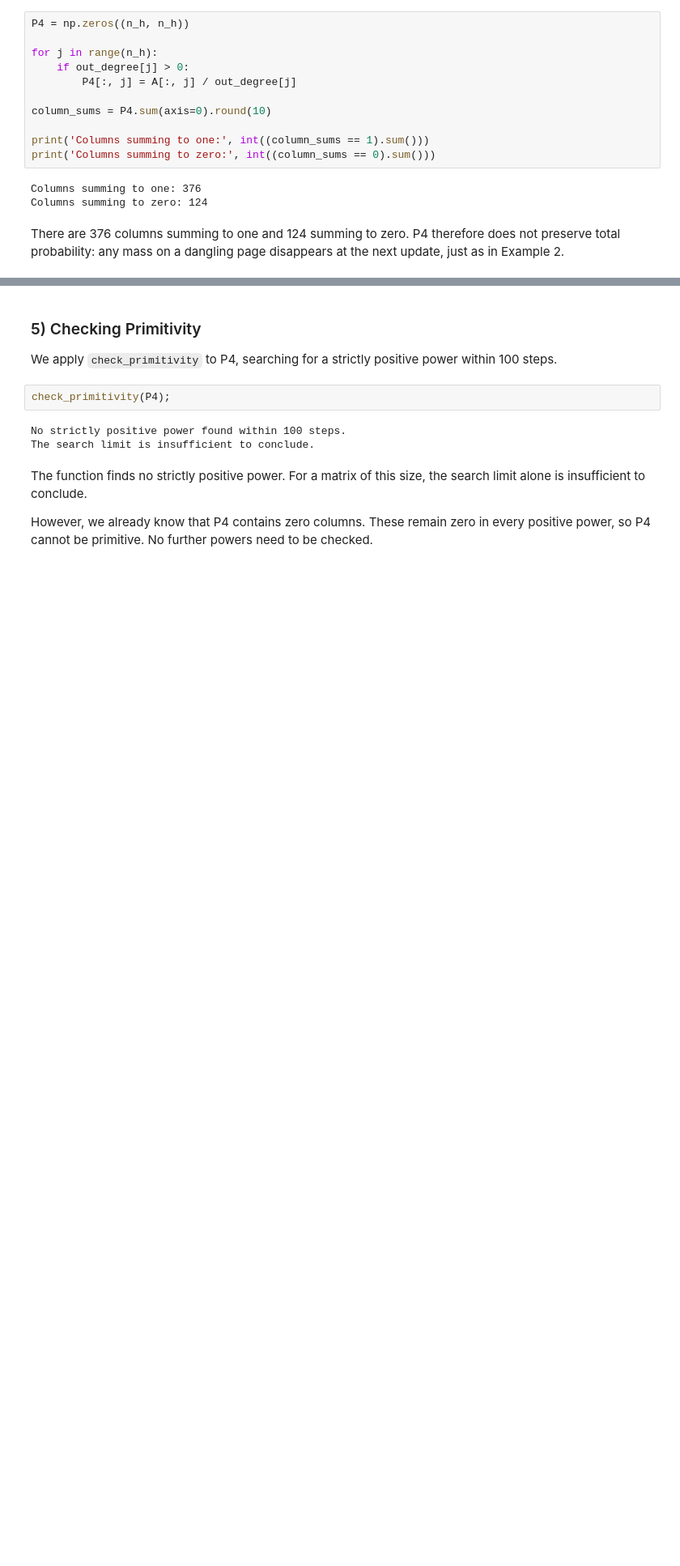
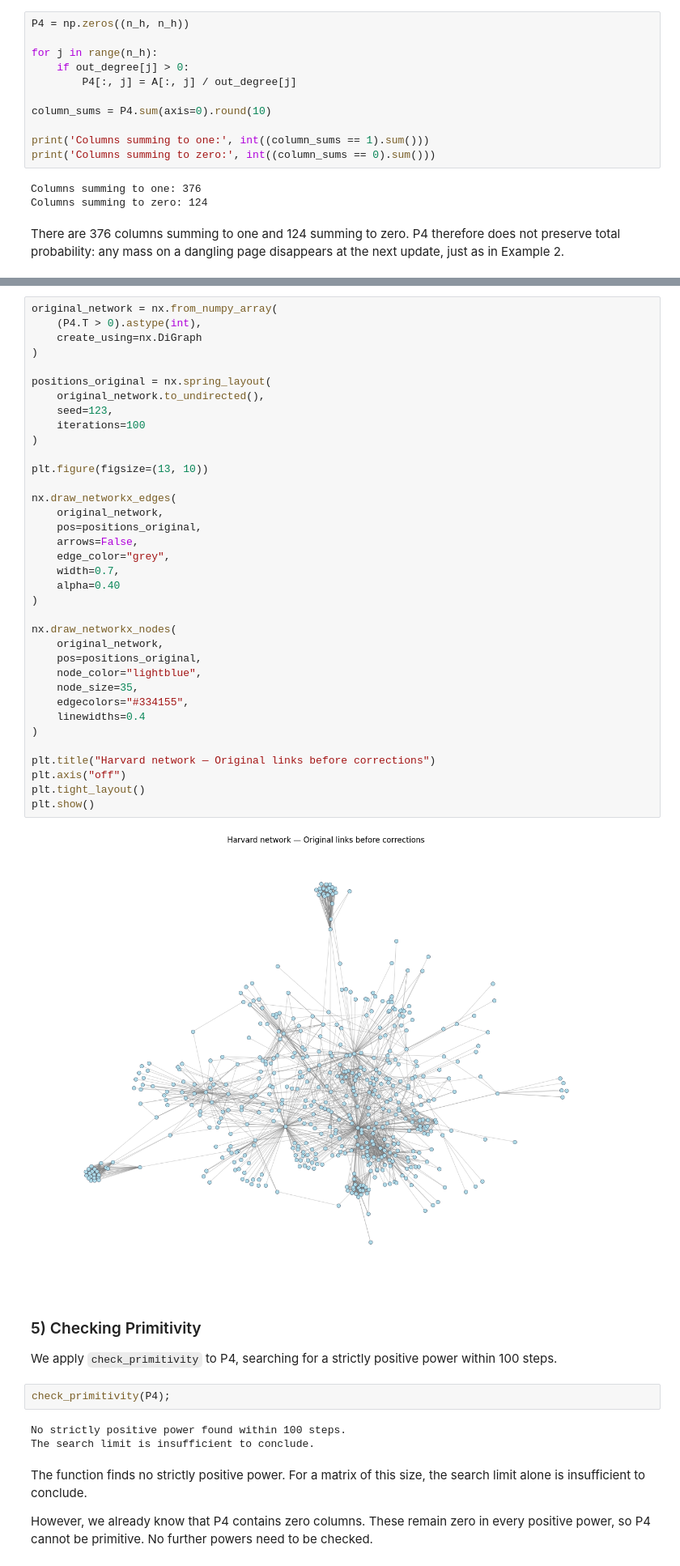
Before and after one commit to LorisEccher/Network-Surfing-Analysis-Python-, a Jupyter notebook: python/Network Surfing.ipynb, the cells around one changed output, grey strips where cells are left out. Shown at 81% size. Drawn from its saved outputs; the diff is of its cells as text; blank space fills up the shorter version.

```diff
--- a/python/Network Surfing.ipynb
+++ b/python/Network Surfing.ipynb
@@ -2567,3 +2600,41 @@ in Example 2.
+# %%
+original_network = nx.from_numpy_array(
+    (P4.T > 0).astype(int),
+    create_using=nx.DiGraph
+)
+
+positions_original = nx.spring_layout(
+    original_network.to_undirected(),
+    seed=123,
+    iterations=100
+)
+
+plt.figure(figsize=(13, 10))
+
+nx.draw_networkx_edges(
+    original_network,
+    pos=positions_original,
+    arrows=False,
+    edge_color="grey",
+    width=0.7,
+    alpha=0.40
+)
+
+nx.draw_networkx_nodes(
+    original_network,
+    pos=positions_original,
+    node_color="lightblue",
+    node_size=35,
+    edgecolors="#334155",
+    linewidths=0.4
+)
+
+plt.title("Harvard network — Original links before corrections")
+plt.axis("off")
+plt.tight_layout()
+plt.show()
+# %% [output]
+[figure, added]
 # %% [markdown]
 ### 5) Checking Primitivity
 
```
Also changed, not shown: parts of 3 cells of this notebook.
